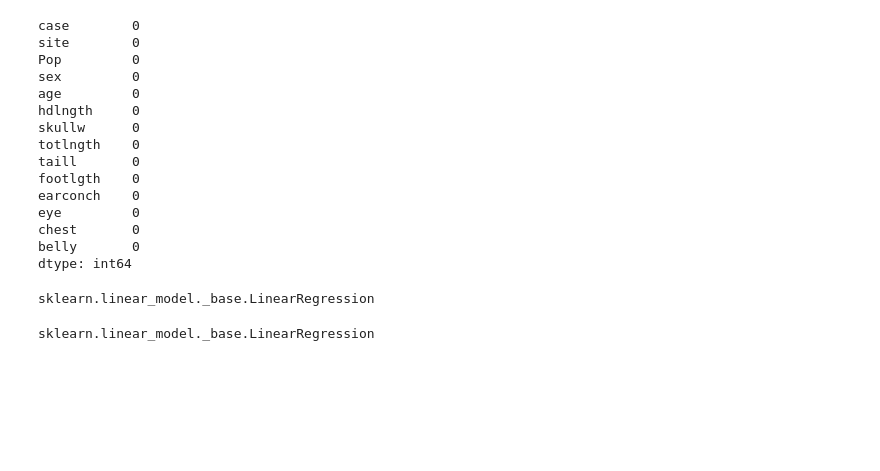
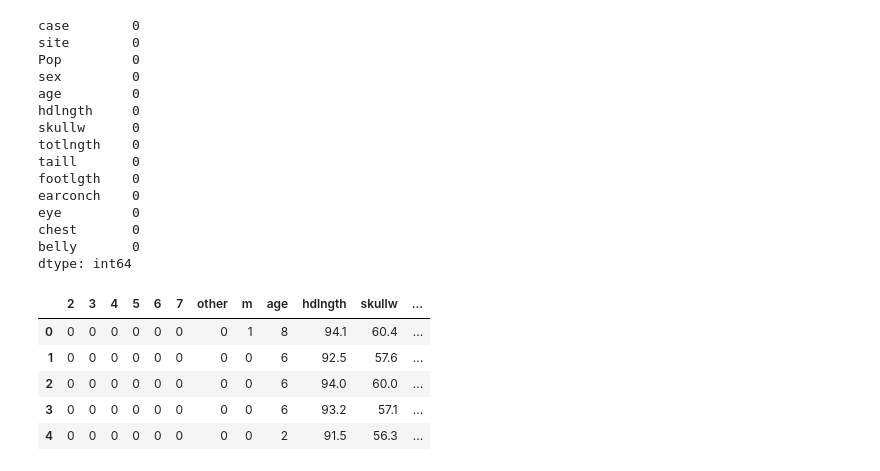
Before and after one commit to gwillcc90/possum_data, a Jupyter notebook: possum_modelling.ipynb, the cells around one changed output. Saved outputs shown, nothing was run; the diff lists cells and outputs as text; code cells hidden in the pictures; blank space fills up the shorter version.

```diff
--- a/possum_modelling.ipynb
+++ b/possum_modelling.ipynb
@@ -98,8 +107,9 @@ classifiers = [LogisticRegression(),
-# %%
-type(LinearRegression().)
-# %% [output]
-sklearn.linear_model._base.LinearRegression
-# %%
-type(LinearRegression())
-# %% [output]
-sklearn.linear_model._base.LinearRegression
+# %%
+d.head()
+# %% [output]
+|  | 2 | 3 | 4 | 5 | 6 | 7 | other | m | age | hdlngth | skullw | ... |
+| 0 | 0 | 0 | 0 | 0 | 0 | 0 | 0 | 1 | 8 | 94.1 | 60.4 | ... |
+| 1 | 0 | 0 | 0 | 0 | 0 | 0 | 0 | 0 | 6 | 92.5 | 57.6 | ... |
+| 2 | 0 | 0 | 0 | 0 | 0 | 0 | 0 | 0 | 6 | 94.0 | 60.0 | ... |
+| 3 | 0 | 0 | 0 | 0 | 0 | 0 | 0 | 0 | 6 | 93.2 | 57.1 | ... |
+| 4 | 0 | 0 | 0 | 0 | 0 | 0 | 0 | 0 | 2 | 91.5 | 56.3 | ... |
```
Also changed, not shown: parts of 23 cells of this notebook.
